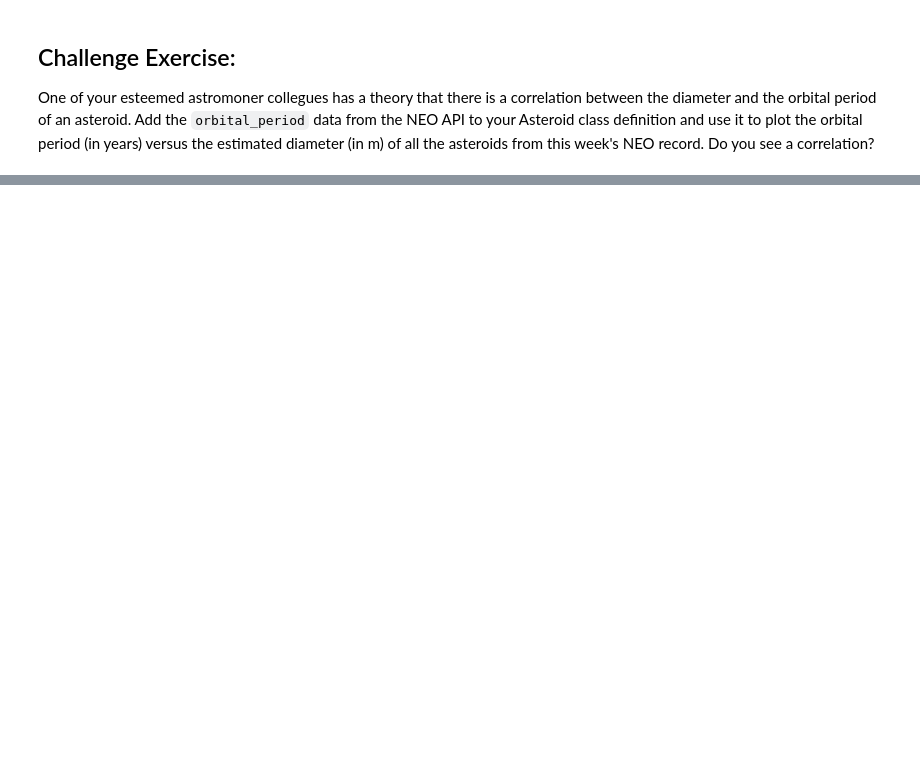
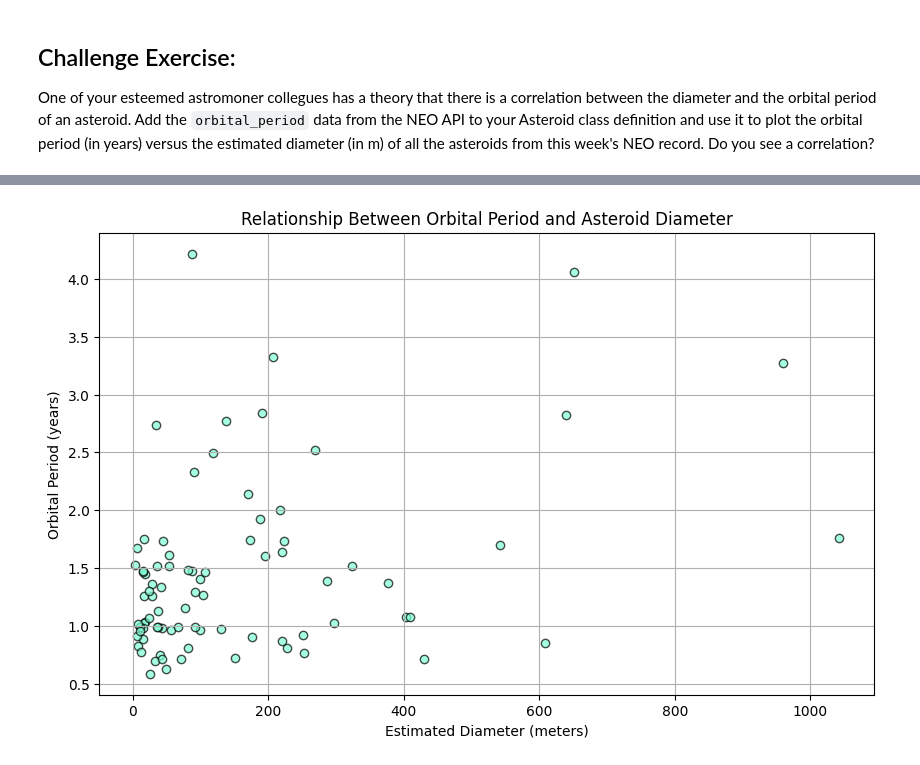
Before and after one commit to Jasn001/COMP_215, a Jupyter notebook: labs/lab03-classes.ipynb, the cells around one changed output, grey strips where cells are left out. Saved outputs shown, nothing was run; the diff lists cells and outputs as text; code cells hidden in the pictures; blank space fills up the shorter version.

```diff
--- a/labs/lab03-classes.ipynb
+++ b/labs/lab03-classes.ipynb
@@ -201,0 +238,83 @@ One of your esteemed astromoner collegues has a theory that there is a correlati
+# %%
+@dataclass
+class Asteroid:
+    id: str
+    name: str
+    estimated_diameter: float
+    orbital_period: float  # Orbital period in years
+    is_potentially_hazardous: bool
+
+    @classmethod
+    def from_NEO(cls, neo_id):
+        """ Factory method to create an Asteroid object from the NEO API based on the given ID """
+        url = f'https://api.nasa.gov/neo/rest/v1/neo/{neo_id}?api_key={API_KEY}'
+        response = requests.get(url)
+
+        # Handle potential errors in the response
+        if response.status_code != 200:
+            print(f"Error fetching NEO data: {response.status_code}")
+            return None
+
+        data = response.json()
+
+        # Extract relevant fields
+        name = data['name']
+        estimated_diameter = data['estimated_diameter']['meters']['estimated_diameter_max']
+
+        # Check if orbital period data is available
+        orbital_period_days = None
+        if 'orbital_data' in data and 'orbital_period' in data['orbital_data']:
+            orbital_period_days = data['orbital_data']['orbital_period']  # Orbital period in days
+
+        # Convert orbital period to years if available, otherwise set to None
+        orbital_period_years = None
+        if orbital_period_days:
+            try:
+                # Ensure orbital_period_days is a valid number (string might be passed)
+                orbital_period_days = float(orbital_period_days)  # Convert string to float if needed
+                orbital_period_years = orbital_period_days / 365  # Convert days to years
+            except ValueError:
+                orbital_period_years = None  # In case of invalid data
+
+        is_potentially_hazardous = data.get('is_potentially_hazardous_asteroid', False)
+
+        # Create and return the Asteroid object
+        return cls(id=neo_id, name=name, estimated_diameter=estimated_diameter, orbital_period=orbital_period_years, is_potentially_hazardous=is_potentially_hazardous)
+
+def get_neos(start_date):
+    """ Fetch NEO data for the week starting at start_date """
+    url = f'https://api.nasa.gov/neo/rest/v1/feed?start_date={start_date}&api_key={API_KEY}'
+    response = requests.get(url)
+    data = response.json()
+
+    print(f'{data["element_count"]} Near Earth Objects found for week of {start_date}')
+
+    # Extract NEO IDs and create Asteroid objects using from_NEO()
+    asteroids = []
+    for dated_records in data['near_earth_objects'].values():
+        for neo in dated_records:
+            asteroid = Asteroid.from_NEO(neo['id'])
+            if asteroid:  # Only append if the object is valid
+                asteroids.append(asteroid)
+
+    return asteroids
+
+# Define the start date for this week
+week_start = datetime.datetime.now().strftime('%Y-%m-%d')
+
+# Fetch NEOs for this week and create a list of Asteroid objects
+neos = get_neos(week_start)
+
+# Create lists for diameters and orbital periods (excluding None values for orbital_period)
+diameters = [asteroid.estimated_diameter for asteroid in neos]
+orbital_periods = [asteroid.orbital_period for asteroid in neos if asteroid.orbital_period is not None]
+
+# Plot the relationship between orbital period and diameter
+plt.figure(figsize=(10, 6))
+plt.scatter(diameters, orbital_periods, color='aquamarine', edgecolor='black', alpha=0.7)
+plt.title('Relationship Between Orbital Period and Asteroid Diameter')
+plt.xlabel('Estimated Diameter (meters)')
+plt.ylabel('Orbital Period (years)')
+plt.grid(True)
+plt.show()
+# %% [output]
@@ -201,0 +322 @@ One of your esteemed astromoner collegues has a theory that there is a correlati
+[figure, added]
```
Also changed, not shown: parts of 5 cells of this notebook.
